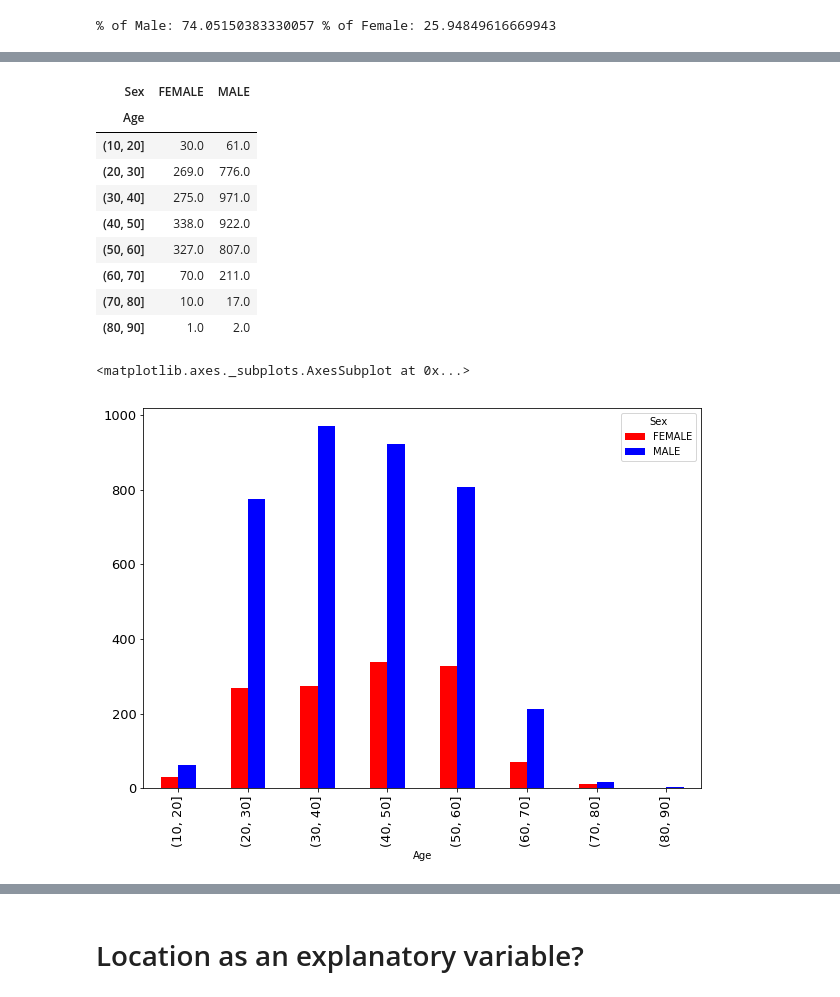
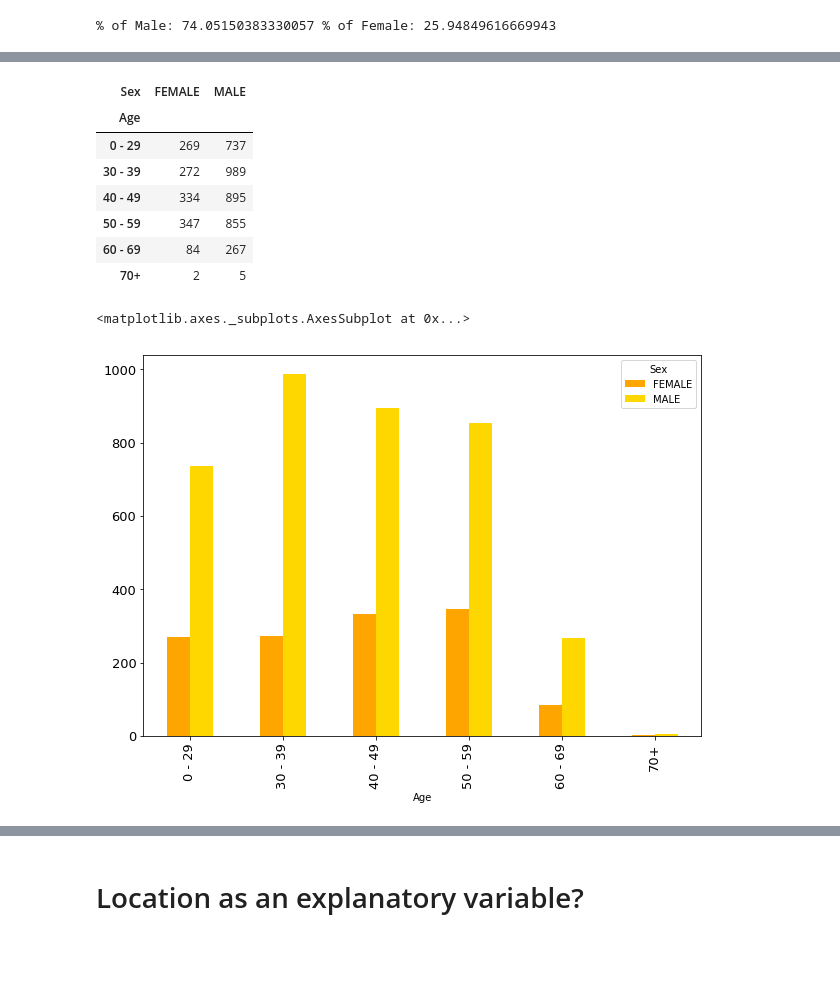
Before and after one commit to kalbond/data_science_term_project, a Jupyter notebook: notebooks/accidental_drug_related_deaths.ipynb, the cells around one changed output, grey strips where cells are left out. Cells and saved outputs as stored; diff of their text form; code cells hidden in the pictures; blank space fills up the shorter version.

```diff
--- a/notebooks/accidental_drug_related_deaths.ipynb
+++ b/notebooks/accidental_drug_related_deaths.ipynb
@@ -474,22 +469,22 @@ add_df.drop(add_df.index[4122], inplace=True)
 # %%
 # Pivot Table, grouped by Sex and Age
 
-bins = pd.cut(add_df['Age'], [0, 10, 20, 30, 40, 50, 60, 70, 80, 90, 100], right=True)
+bins = pd.cut(add_df['Age'], [0, 29, 39, 49, 59, 69, 70], labels = ['0 - 29', '30 - 39', '40 - 49', '50 - 59', '60 - 69', '70+'])
 sex_age = add_df.pivot_table('Age', index = bins, columns = 'Sex', aggfunc='count')
 sex_age
 # %% [output]
 | Sex | FEMALE | MALE |
 | Age |  |  |
-| (10, 20] | 30.0 | 61.0 |
-| (20, 30] | 269.0 | 776.0 |
-| (30, 40] | 275.0 | 971.0 |
-| (40, 50] | 338.0 | 922.0 |
-| (50, 60] | 327.0 | 807.0 |
-| (60, 70] | 70.0 | 211.0 |
-| (70, 80] | 10.0 | 17.0 |
-| (80, 90] | 1.0 | 2.0 |
+| 0 - 29 | 269 | 737 |
+| 30 - 39 | 272 | 989 |
+| 40 - 49 | 334 | 895 |
+| 50 - 59 | 347 | 855 |
+| 60 - 69 | 84 | 267 |
+| 70+ | 2 | 5 |
 # %%
-sex_age.plot(kind='bar', figsize = (10,7), fontsize=13, color = ['red', 'blue'])
+# Plotting age group counts for Male & Female
+
+sex_age.plot(kind='bar', figsize = (10,7), fontsize=13, color = ['orange', 'gold'])
 # %% [output]
 <matplotlib.axes._subplots.AxesSubplot at 0x...>
-[figure, old version]
+[figure, new version]
```
Also changed, not shown: parts of 9 cells of this notebook.
